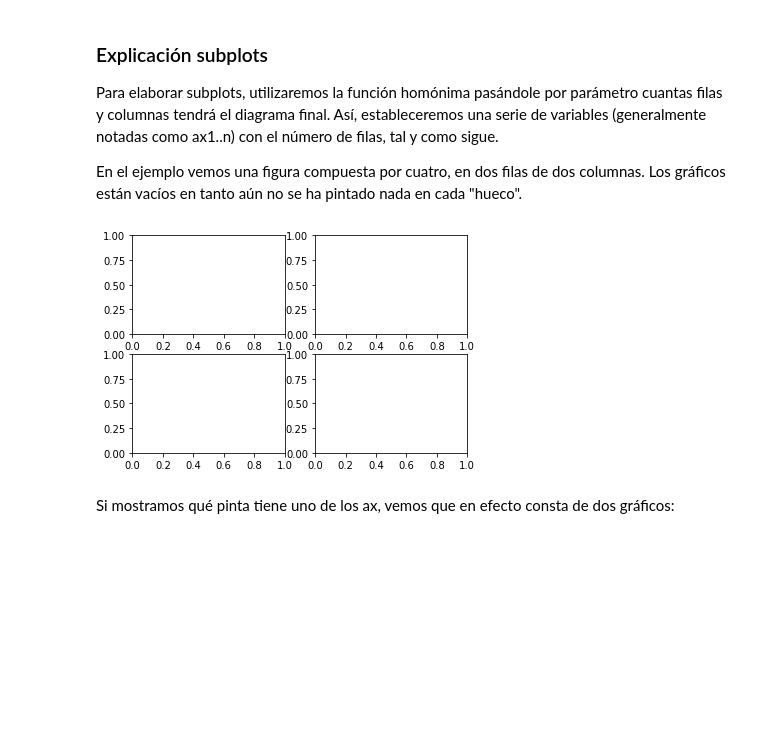
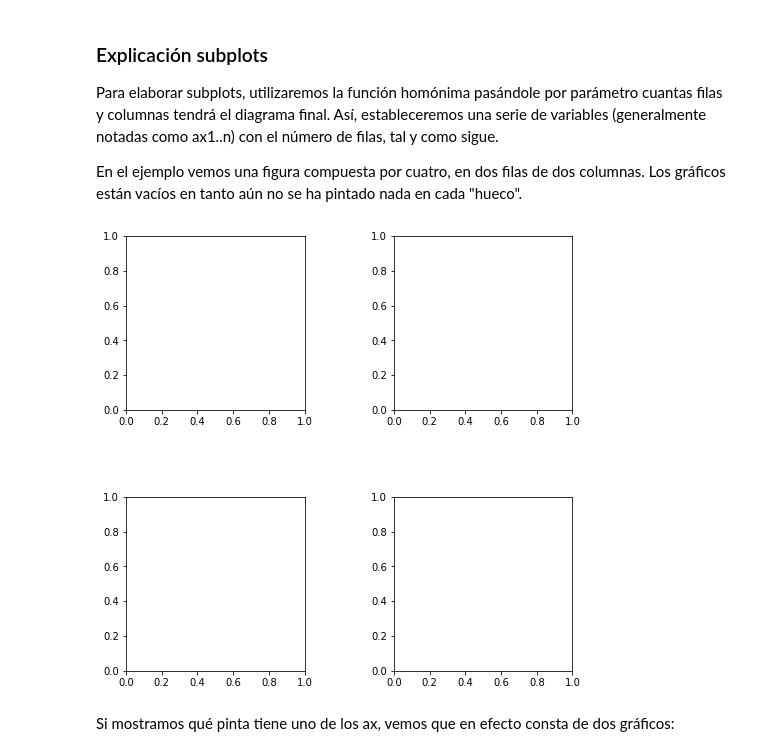
Before and after one commit to RaulRC/mia-iia, a Jupyter notebook: task1/Tema1_Raul_ReguilloCarmona.ipynb, the cells around one changed output. Saved outputs shown, nothing was run; the diff lists cells and outputs as text; code cells hidden in the pictures; blank space fills up the shorter version.

```diff
--- a/task1/Tema1_Raul_ReguilloCarmona.ipynb
+++ b/task1/Tema1_Raul_ReguilloCarmona.ipynb
@@ -277,9 +278,11 @@ Para elaborar subplots, utilizaremos la función homónima pasándole por parám
 
 En el ejemplo vemos una figura compuesta por cuatro, en dos filas de dos columnas. Los gráficos están vacíos en tanto aún no se ha pintado nada en cada "hueco".
 # %%
-fig, (ax1, ax2) = plt.subplots(2,2)
+fig, (ax1, ax2) = plt.subplots(2,2, figsize=(8,8))
+#Adjust space between subplots
+plt.subplots_adjust(hspace=0.5, wspace=0.5)
 # %% [output]
-[figure, old version]
+[figure, new version]
 # %% [markdown]
 Si mostramos qué pinta tiene uno de los ax, vemos que en efecto consta de dos gráficos:
 # %%
```
Also changed, not shown: parts of 7 cells of this notebook.
